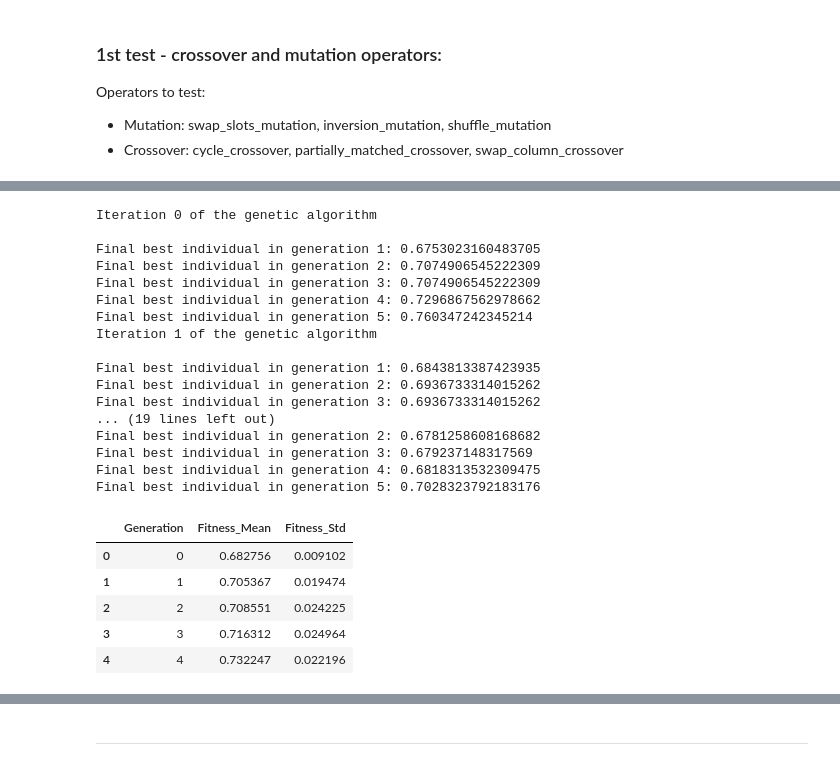
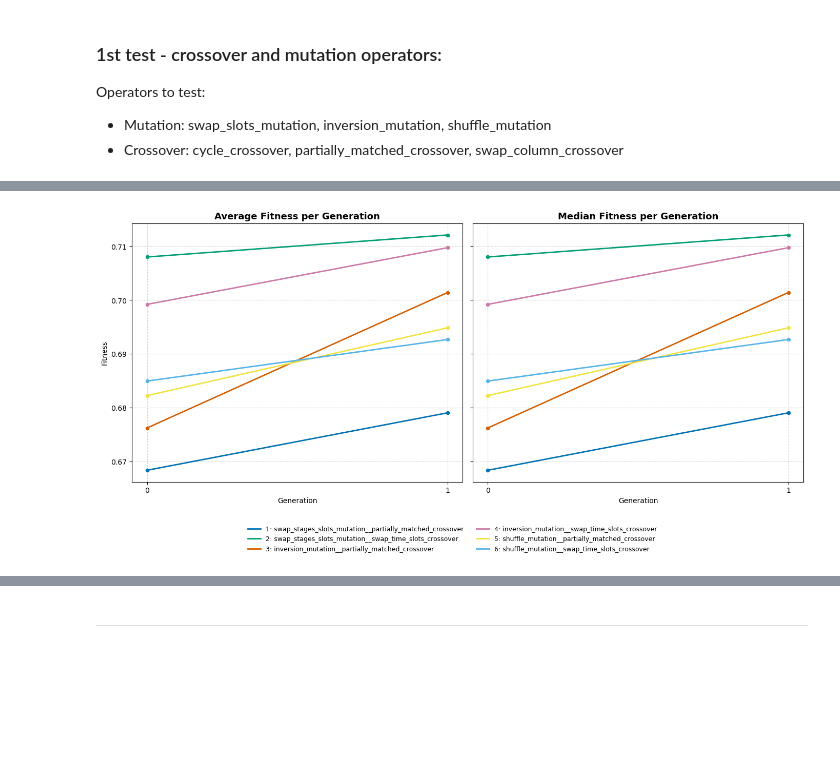
Before and after one commit to carolinadrpinto/CIFO-project, a Jupyter notebook: results.ipynb, the cells around one changed output, grey strips where cells are left out. Drawn from its saved outputs; the diff is of its cells as text; code cells hidden in the pictures; blank space fills up the shorter version.

Commit message:
update results

```diff
--- a/results.ipynb
+++ b/results.ipynb
@@ -113,4 +113,4 @@ Operators to test:
 - Crossover: cycle_crossover, partially_matched_crossover, swap_column_crossover
 # %%
 mutation_functions = [swap_stages_slots_mutation, inversion_mutation, shuffle_mutation]
-crossover_functions = [partially_matched_crossover, swap_column_crossover]
+crossover_functions = [partially_matched_crossover, swap_time_slots_crossover]
@@ -191,29 +152,38 @@ plt.show()
-# %%
-results=run_experiment(MAX_GEN=5, NUMBER_OF_TESTS=5, EXPERIMENT_NAME='')
-# %% [output]
-Iteration 0 of the genetic algorithm
-
-Final best individual in generation 1: 0.6753023160483705
-Final best individual in generation 2: 0.7074906545222309
-Final best individual in generation 3: 0.7074906545222309
-Final best individual in generation 4: 0.7296867562978662
-Final best individual in generation 5: 0.760347242345214
-Iteration 1 of the genetic algorithm
-
-Final best individual in generation 1: 0.6843813387423935
-Final best individual in generation 2: 0.6936733314015262
-Final best individual in generation 3: 0.6936733314015262
-... (19 lines left out)
-Final best individual in generation 2: 0.6781258608168682
-Final best individual in generation 3: 0.679237148317569
-Final best individual in generation 4: 0.6818313532309475
-Final best individual in generation 5: 0.7028323792183176
-# %%
-results['stats_df']
-# %% [output]
-|  | Generation | Fitness_Mean | Fitness_Std |
-| 0 | 0 | 0.682756 | 0.009102 |
-| 1 | 1 | 0.705367 | 0.019474 |
-| 2 | 2 | 0.708551 | 0.024225 |
-| 3 | 3 | 0.716312 | 0.024964 |
-| 4 | 4 | 0.732247 | 0.022196 |
+# %%
+plt.style.use("seaborn-colorblind")
+colors = plt.rcParams['axes.prop_cycle'].by_key()['color']
+generation_order = sorted(all_results[0]['stats_df']['Generation'].unique())
+
+fig, (ax1, ax2) = plt.subplots(1, 2, figsize=(14, 6), sharey=True)
+
+# Plot average fitness
+for i, result in enumerate(all_results):
+    label = f"{i+1}: {result['name']}"
+    ax1.plot(result["stats_df"]["Generation"], result["fitness_avg"], label=label, color=colors[i % len(colors)], linewidth=2)
+    ax1.scatter(generation_order, result["fitness_avg"], s=20, zorder=5, color=colors[i % len(colors)])
+
+ax1.set_title("Average Fitness per Generation", fontsize=13, weight='bold')
+ax1.set_xlabel("Generation")
+ax1.set_ylabel("Fitness")
+ax1.grid(True, linestyle='--', alpha=0.5)
+ax1.set_xticks(range(len(generation_order)))
+ax1.set_xticklabels(generation_order)
+
+# Plot median fitness
+for i, result in enumerate(all_results):
+    ax2.plot(result["stats_df"]["Generation"], result["fitness_median"], label=f"{i+1}: {result['name']}", color=colors[i % len(colors)], linewidth=2)
+    ax2.scatter(generation_order, result["fitness_median"], s=20, zorder=5, color=colors[i % len(colors)])
+
+ax2.set_title("Median Fitness per Generation", fontsize=13, weight='bold')
+ax2.set_xlabel("Generation")
+ax2.grid(True, linestyle='--', alpha=0.5)
+ax2.set_xticks(range(len(generation_order)))
+ax2.set_xticklabels(generation_order)
+
+handles, labels = ax1.get_legend_handles_labels()
+fig.legend(handles, labels, loc='lower center', bbox_to_anchor=(0.5, -0.15), ncol=2, fontsize=9, frameon=False)
+
+plt.tight_layout()
+plt.show()
+# %% [output]
+[figure, added]
```
Also changed, not shown: parts of 14 cells of this notebook, 12 other files.
